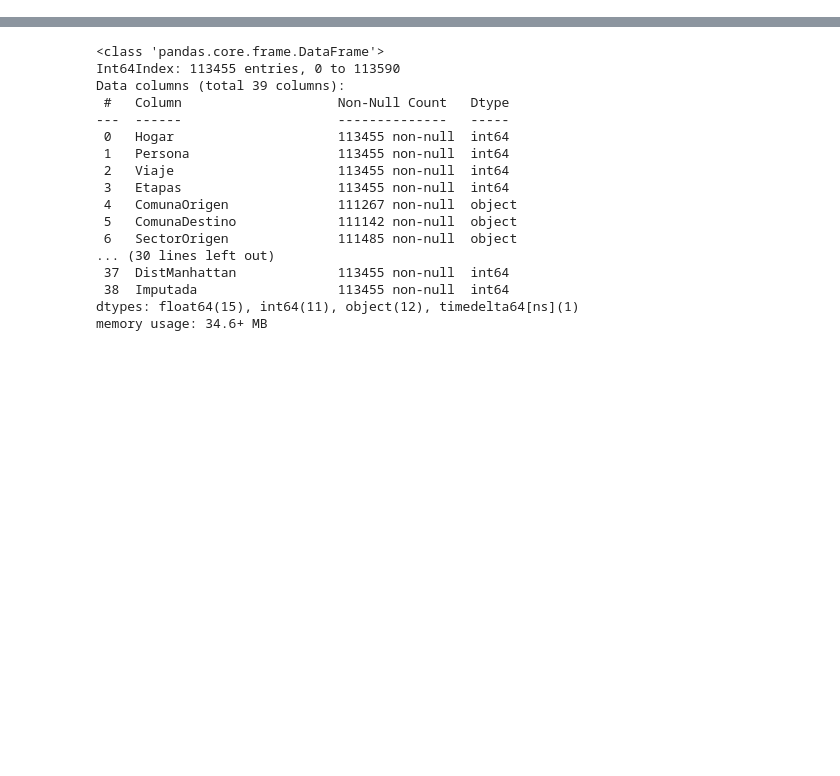
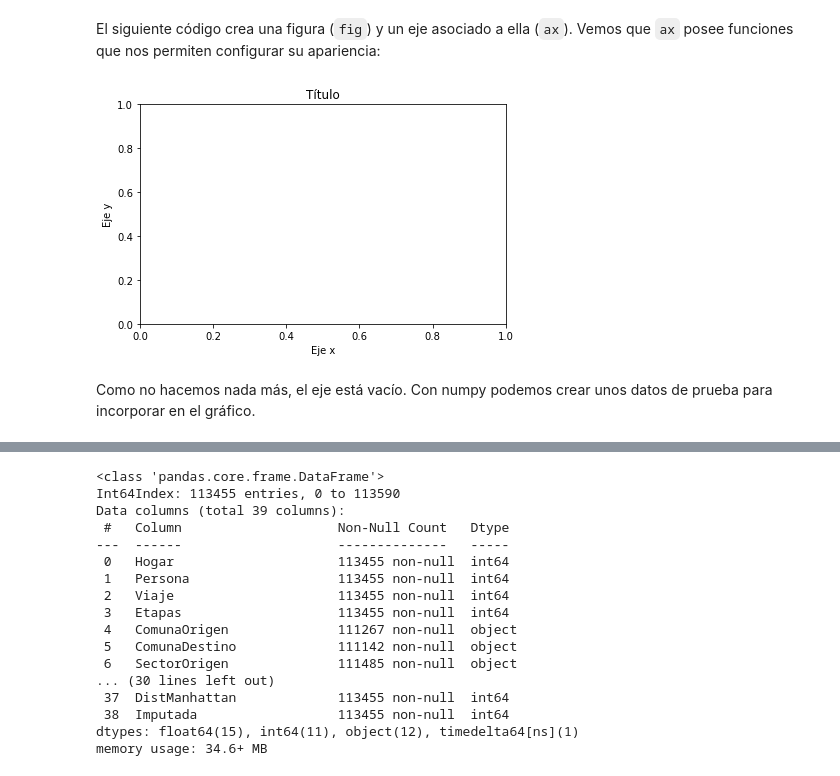
Before and after one commit to zorzalerrante/aves, a Jupyter notebook: notebooks/01-python-tools.ipynb, the cells around one changed output, grey strips where cells are left out. Cells and saved outputs as stored; diff of their text form; code cells hidden in the pictures; blank space fills up the shorter version.

```diff
--- a/notebooks/01-python-tools.ipynb
+++ b/notebooks/01-python-tools.ipynb
@@ -24,0 +22,14 @@ Comencemos.
+# %% [markdown]
+El siguiente código crea una figura (`fig`) y un eje asociado a ella (`ax`). Vemos que `ax` posee funciones que nos permiten configurar su apariencia:
+# %%
+fig, ax = plt.subplots()
+
+ax.set_title("Título")
+ax.set_xlabel("Eje x")
+ax.set_ylabel("Eje y")
+
+fig.tight_layout()
+# %% [output]
+[figure, added]
+# %% [markdown]
+Como no hacemos nada más, el eje está vacío. Con numpy podemos crear unos datos de prueba para incorporar en el gráfico.
```
Also changed, not shown: parts of 161 cells of this notebook, 50 other files.
